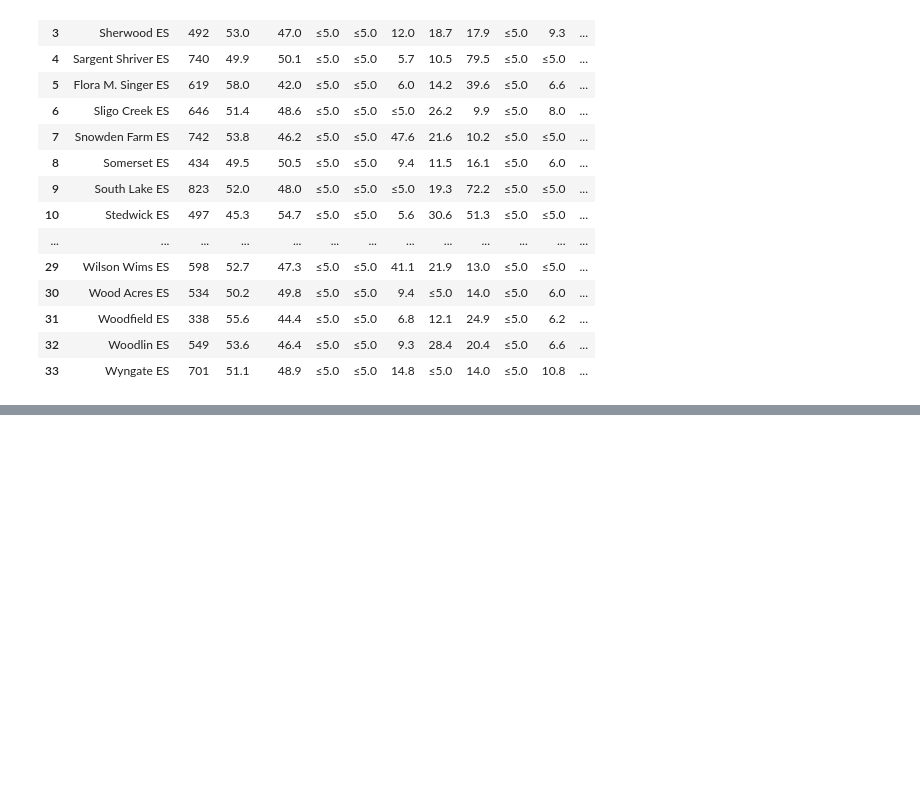
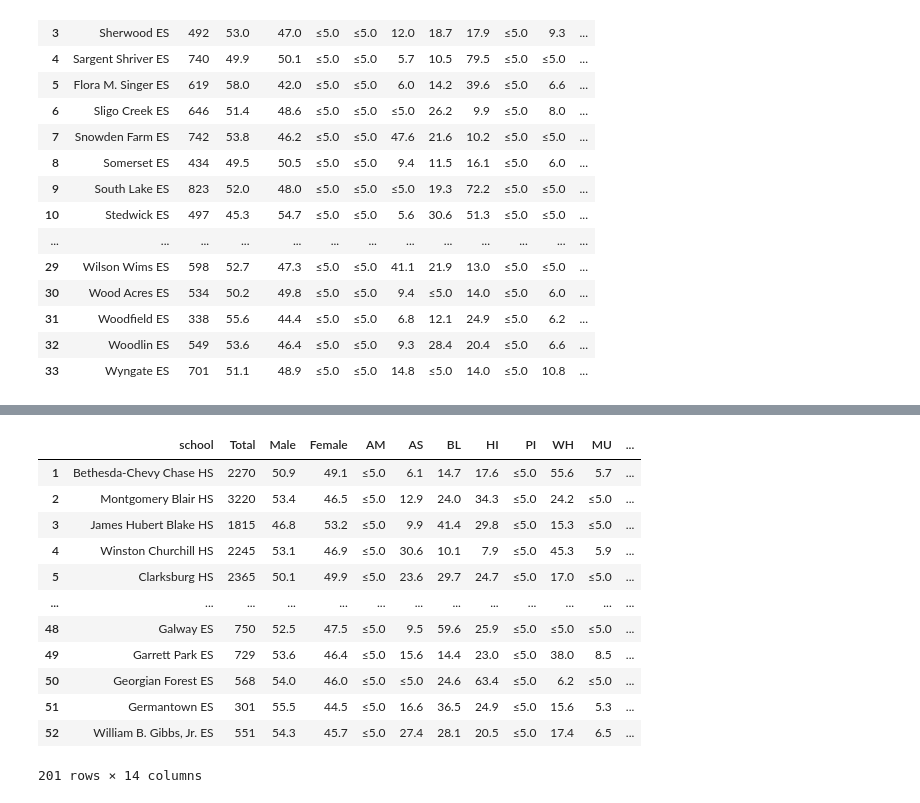
Before and after one commit to rinatorch/mcps_scrape, a Jupyter notebook: hello_jupyter.ipynb, the cells around one changed output, grey strips where cells are left out. Saved outputs shown, nothing was run; the diff lists cells and outputs as text; code cells hidden in the pictures; blank space fills up the shorter version.

```diff
--- a/hello_jupyter.ipynb
+++ b/hello_jupyter.ipynb
@@ -301,0 +401,26 @@ big_pdf = pdfplumber.open(big_pdf_path)
+# %%
+mcps21 = pd.concat([table_hs21, table_ms21, original_df ], ignore_index=False)
+mcps21.rename(columns={ mcps21.columns[0]: "school" }, inplace = True)
+#mcps21['level'] = pd.Series(dtype='object')
+
+#need school syntax
+  #pd.np.where(mcps21.school.str.contains("MS"), "Middle School",
+                   #pd.np.where(mcps21.school.str.contains("HS"), "High School",
+
+mcps21
+
+#src=https://stackoverflow.com/questions/43905930/conditional-if-statement-if-value-in-row-contains-string-set-another-column
+# %% [output]
+|  | school | Total | Male | Female | AM | AS | BL | HI | PI | WH | MU | ... |
+| 1 | Bethesda-Chevy Chase HS | 2270 | 50.9 | 49.1 | ≤5.0 | 6.1 | 14.7 | 17.6 | ≤5.0 | 55.6 | 5.7 | ... |
+| 2 | Montgomery Blair HS | 3220 | 53.4 | 46.5 | ≤5.0 | 12.9 | 24.0 | 34.3 | ≤5.0 | 24.2 | ≤5.0 | ... |
+| 3 | James Hubert Blake HS | 1815 | 46.8 | 53.2 | ≤5.0 | 9.9 | 41.4 | 29.8 | ≤5.0 | 15.3 | ≤5.0 | ... |
+| 4 | Winston Churchill HS | 2245 | 53.1 | 46.9 | ≤5.0 | 30.6 | 10.1 | 7.9 | ≤5.0 | 45.3 | 5.9 | ... |
+| 5 | Clarksburg HS | 2365 | 50.1 | 49.9 | ≤5.0 | 23.6 | 29.7 | 24.7 | ≤5.0 | 17.0 | ≤5.0 | ... |
+| ... | ... | ... | ... | ... | ... | ... | ... | ... | ... | ... | ... | ... |
+| 48 | Galway ES | 750 | 52.5 | 47.5 | ≤5.0 | 9.5 | 59.6 | 25.9 | ≤5.0 | ≤5.0 | ≤5.0 | ... |
+| 49 | Garrett Park ES | 729 | 53.6 | 46.4 | ≤5.0 | 15.6 | 14.4 | 23.0 | ≤5.0 | 38.0 | 8.5 | ... |
+| 50 | Georgian Forest ES | 568 | 54.0 | 46.0 | ≤5.0 | ≤5.0 | 24.6 | 63.4 | ≤5.0 | 6.2 | ≤5.0 | ... |
+| 51 | Germantown ES | 301 | 55.5 | 44.5 | ≤5.0 | 16.6 | 36.5 | 24.9 | ≤5.0 | 15.6 | 5.3 | ... |
+| 52 | William B. Gibbs, Jr. ES | 551 | 54.3 | 45.7 | ≤5.0 | 27.4 | 28.1 | 20.5 | ≤5.0 | 17.4 | 6.5 | ... |
+201 rows × 14 columns
```
Also changed, not shown: parts of 5 cells of this notebook, 1 other file.
